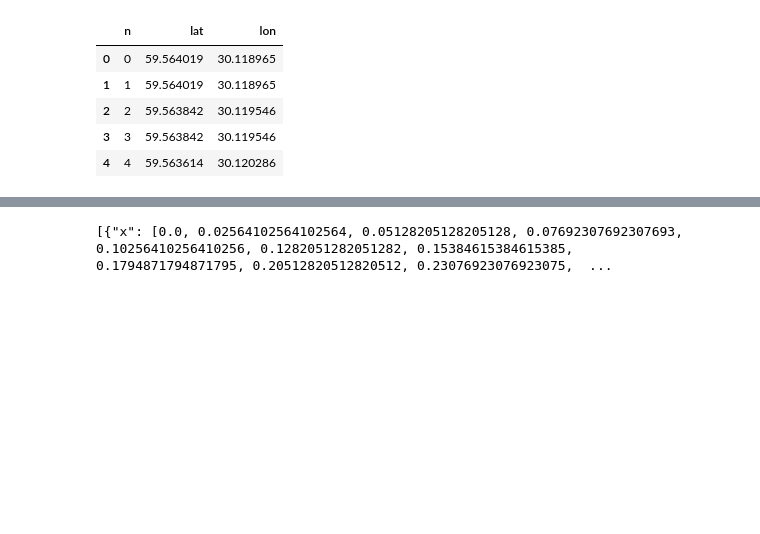
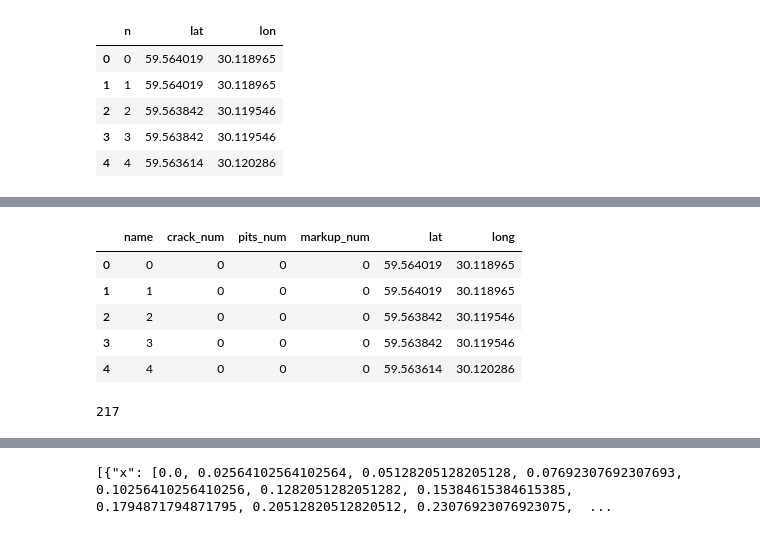
Before and after one commit to guleroman/hackgatchina, a Jupyter notebook: microblog/Data_visual.ipynb, the cells around one changed output, grey strips where cells are left out. Drawn from its saved outputs; the diff is of its cells as text; code cells hidden in the pictures; blank space fills up the shorter version.

```diff
--- a/microblog/Data_visual.ipynb
+++ b/microblog/Data_visual.ipynb
@@ -134,0 +137,15 @@ for i in len(df):
+# %%
+import plotly.plotly as py
+import plotly.graph_objs as go
+
+plotly.tools.set_credentials_file(username='sadrik81', api_key='L63ZtbLhPRTl01T9ykKn')
+mapbox_access_token = 'pk.eyJ1IjoiamFja2x1byIsImEiOiJjajNlcnh3MzEwMHZtMzNueGw3NWw5ZXF5In0.fk8k06T96Ml9CLGgKmk81w'
+df = pd.read_csv('new.csv', sep=',')
+df.head()
+# %% [output]
+|  | name | crack_num | pits_num | markup_num | lat | long |
+| 0 | 0 | 0 | 0 | 0 | 59.564019 | 30.118965 |
+| 1 | 1 | 0 | 0 | 0 | 59.564019 | 30.118965 |
+| 2 | 2 | 0 | 0 | 0 | 59.563842 | 30.119546 |
+| 3 | 3 | 0 | 0 | 0 | 59.563842 | 30.119546 |
+| 4 | 4 | 0 | 0 | 0 | 59.563614 | 30.120286 |
@@ -134,0 +156,4 @@ for i in len(df):
+# %%
+len(df02)
+# %% [output]
+217
```
Also changed, not shown: parts of 10 cells of this notebook, 11 other files.
